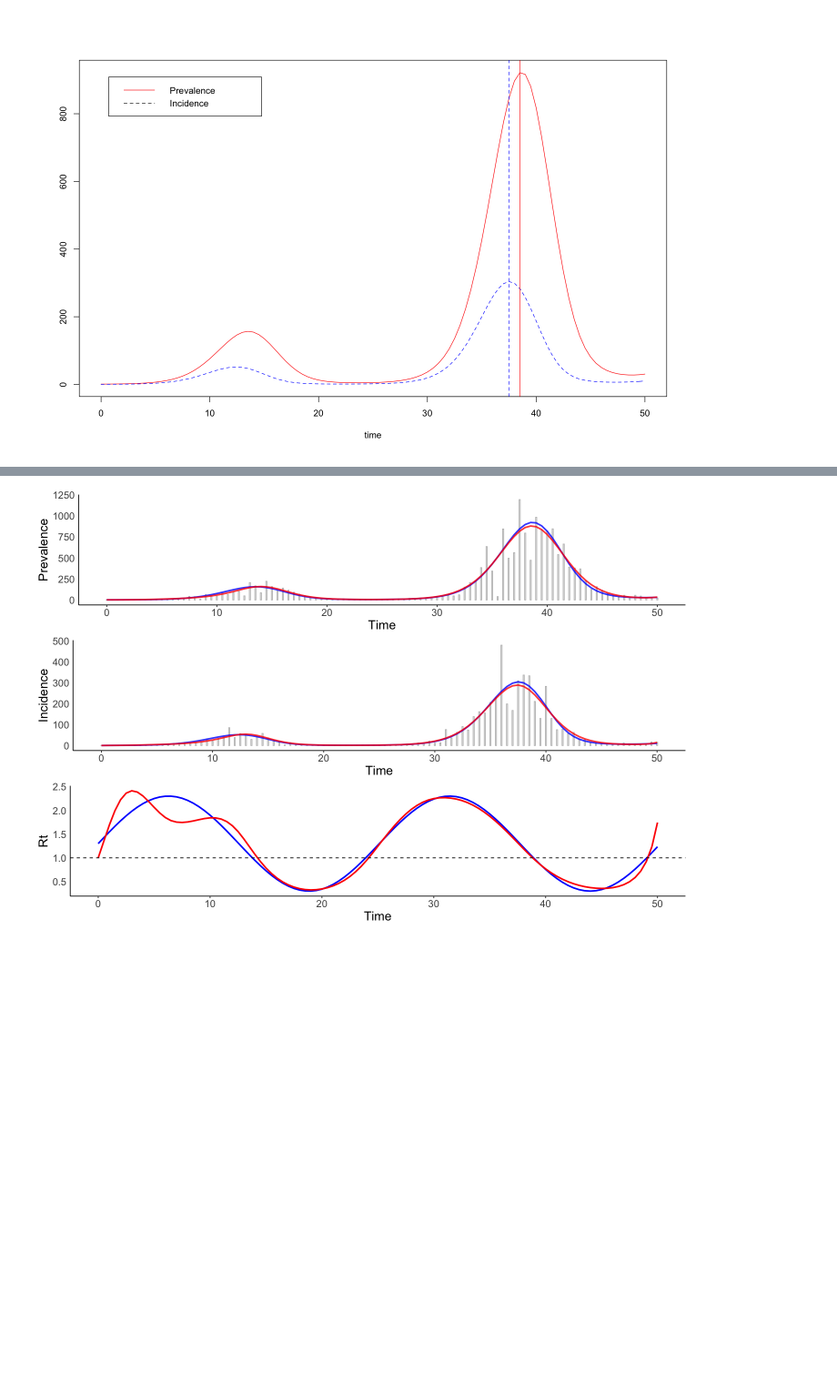
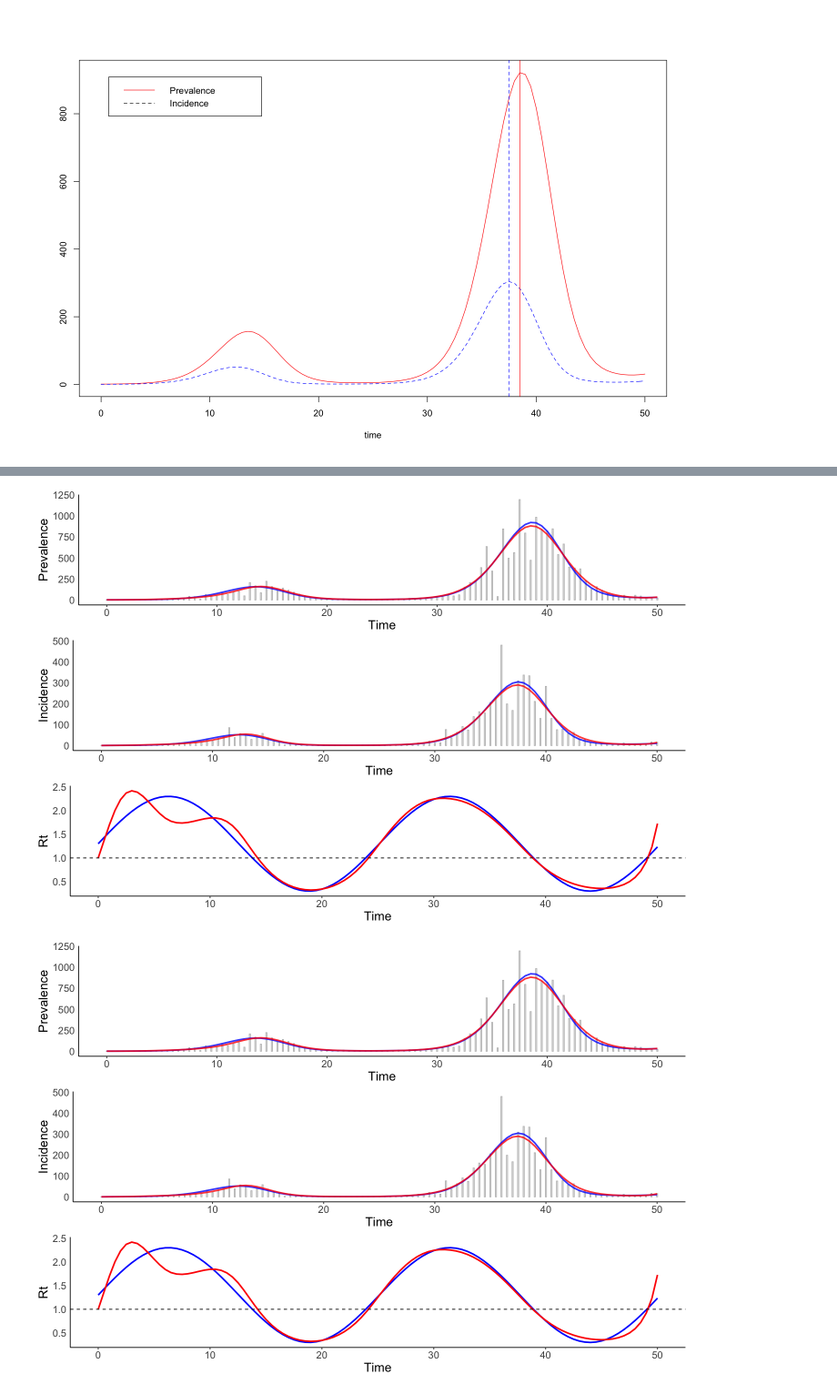
Before and after one commit to ImperialCollegeLondon/BellmanHarris_simulation_and_inference, a Jupyter notebook: notebooks/simulate_and_recover.ipynb, the cells around one changed output, grey strips where cells are left out. Shown at 91% size. Drawn from its saved outputs; the diff is of its cells as text; code cells hidden in the pictures; blank space fills up the shorter version.

```diff
--- a/notebooks/simulate_and_recover.ipynb
+++ b/notebooks/simulate_and_recover.ipynb
@@ -175,7 +186,7 @@ g_prev <- ggplot() +
            stat="Identity",
            alpha = 0.8,
            width = 0.1) +
-  geom_line(data = data.frame(x = xx, y = diag(B1)),
+  geom_line(data = data.frame(x = xx, y = diag(Bp)),
             aes(x, y),
             color = "blue",
             size = 1,
@@ -201,7 +212,7 @@ g_inc <- ggplot() +
            stat='Identity',
            alpha=0.8,
            width=0.1) +
-  geom_line(data=data.frame(x = xx, y = diag(B2)),
+  geom_line(data=data.frame(x = xx, y = diag(Bi)),
             aes(x,y),
             color = "blue",
             size = 1,
@@ -214,37 +225,38 @@ g_inc <- ggplot() +
   ylab("Incidence") +
   theme_classic() +
   theme(axis.ticks.y = element_blank()) +
   theme(axis.text.y = element_text(size = rel(1.5))) +
   theme(axis.text.x = element_text(size = rel(1.5))) +
   theme(axis.title = element_text(size = rel(1.5)))
 
 g_rt <- ggplot() +
   geom_line(data=data.frame(x = x, y = Rt(x)),
             aes(x, y),
             color = "blue",
             size = 1) +
   geom_line(data = data.frame(x = x, y = (colMeans(draws_prev_inc_ll$rt)[1:n])),
             aes(x,y),
             color = 'red',
             size = 1) +
   geom_hline(yintercept = 1, linetype = "dashed")+
   xlab("Time")+
   ylab("Rt")+
   theme_classic()+
   theme(axis.ticks.y = element_blank())+
   theme(axis.text.y = element_text(size=rel(1.5)))+
   theme(axis.text.x = element_text(size=rel(1.5)))+
   theme(axis.title = element_text(size=rel(1.5)))
 
 options(repr.plot.width = 12, repr.plot.height = 8)
 grid.arrange(g_prev, g_inc, g_rt)
 
-# ggsave('/figures/Figure2_BH.pdf',
-#        grid.arrange(g_prev, g_inc, g_rt),
-#        width = 10,
-#        height = 6)
+ggsave('../figures/Figure2_BH.pdf',
+       grid.arrange(g_prev, g_inc, g_rt),
+       width = 10,
+       height = 6)
 # %% [output]
 [figure]
+[figure, added]
 # %%
 # Compare the fit using the prevalence likelihood to jointly
 # using prevalence and incidence likelihoods
```
Also changed, not shown: parts of 3 cells of this notebook, 1 other file.
